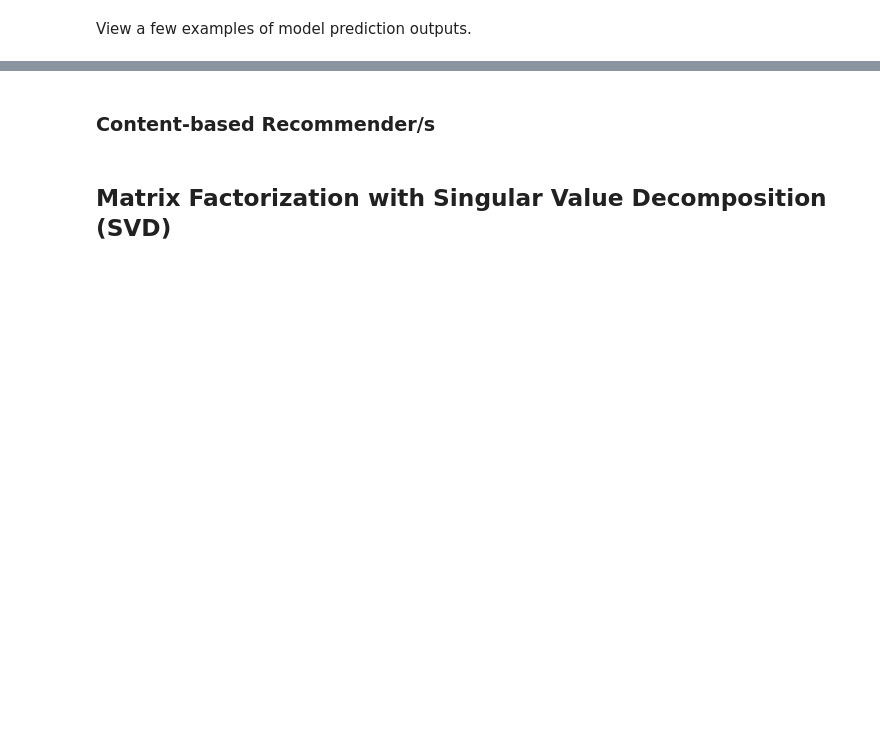
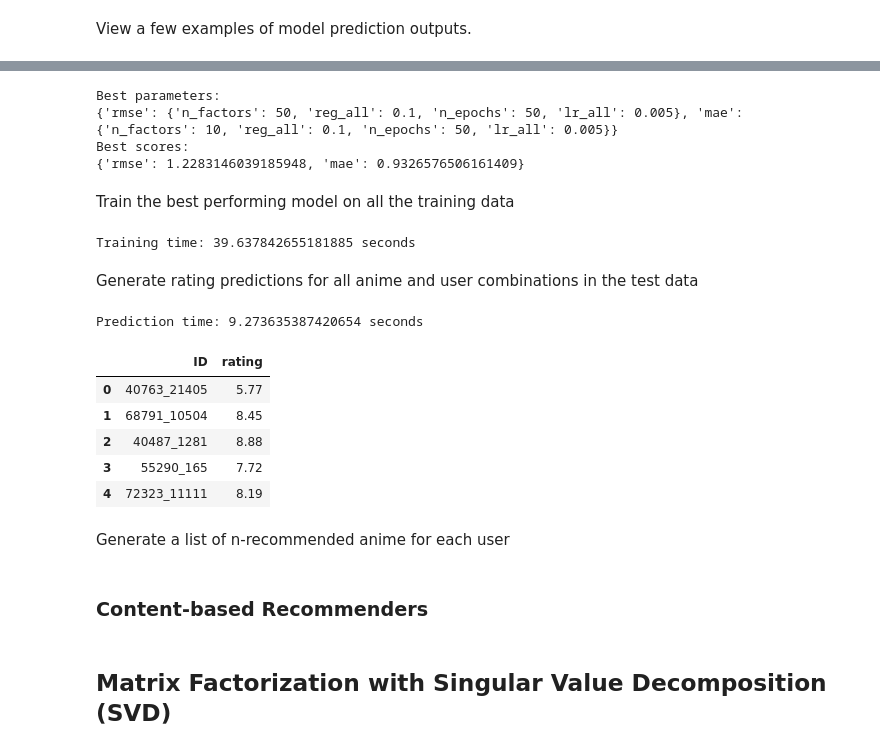
Before and after one commit to Refilwemasapu/Unsupervised-Learning_EG1, a Jupyter notebook: Unsupervised_Learning.ipynb, the cells around one changed output, grey strips where cells are left out. Cells and saved outputs as stored; diff of their text form; code cells hidden in the pictures; blank space fills up the shorter version.

```diff
--- a/Unsupervised_Learning.ipynb
+++ b/Unsupervised_Learning.ipynb
@@ -690,0 +725,64 @@ def get_recommendations (user_id, n=1, k=20):
+# %%
+# Set parameters for GridSearchCV
+parameters = {
+    'n_factors': [10, 20, 50],
+    'reg_all': [0.02, 0.05, 0.1],
+    'n_epochs': [20, 50, 100],
+    'lr_all': [0.001, 0.005, 0.01]
+}
+
+# Fit SVD model to data
+collab_svd = GridSearchCV(SVD, param_grid=parameters, n_jobs=-1)
+collab_svd.fit(collab_data_sample)
+
+# Get the best model parameters and scores
+print(f'Best parameters:\n{collab_svd.best_params}')
+print(f'Best scores:\n{collab_svd.best_score}')
+# %% [output]
+Best parameters:
+{'rmse': {'n_factors': 50, 'reg_all': 0.1, 'n_epochs': 50, 'lr_all': 0.005}, 'mae': {'n_factors': 10, 'reg_all': 0.1, 'n_epochs': 50, 'lr_all': 0.005}}
+Best scores:
+{'rmse': 1.2283146039185948, 'mae': 0.9326576506161409}
+# %% [markdown]
+Train the best performing model on all the training data
+# %%
+# Build the training dataset object
+collab_train = Dataset.load_from_df(train_data, reader).build_full_trainset()
+
+# Reinstatiate the model with the best parameters
+collab_svd_tuned = SVD(n_factors=10, reg_all=0.1, n_epochs=50, lr_all=0.005)
+
+# Train the model on the training data
+start_time = time.time()
+collab_svd_tuned.fit(collab_train)
+end_time = time.time()
+print(f'Training time: {end_time-start_time} seconds')
+# %% [output]
+Training time: 39.637842655181885 seconds
+# %% [markdown]
+Generate rating predictions for all anime and user combinations in the test data
+# %%
+# Generate predictions
+start_time = time.time()
+predictions = predict(collab_svd_tuned, test_data, usercol='user_id', itemcol='anime_id')
+end_time = time.time()
+print(f'Prediction time: {end_time-start_time} seconds')
+
+# Format the data
+predictions['ID'] = predictions['user_id'].astype(str) + '_' + predictions['anime_id'].astype(str)
+predictions['rating'] = round(predictions['prediction'], 2)
+predictions = predictions[['ID', 'rating']]
+
+# Store and view predictions
+predictions.to_csv('submissions/collab_svd_predicted_ratings.csv', sep=',', header=True, index=False)
+predictions.head(5)
+# %% [output]
+Prediction time: 9.273635387420654 seconds
+|  | ID | rating |
+| 0 | 40763_21405 | 5.77 |
+| 1 | 68791_10504 | 8.45 |
+| 2 | 40487_1281 | 8.88 |
+| 3 | 55290_165 | 7.72 |
+| 4 | 72323_11111 | 8.19 |
+# %% [markdown]
+Generate a list of n-recommended anime for each user
@@ -691,5 +803,5 @@ def get_recommendations (user_id, n=1, k=20):
 # %% [markdown]
-### Content-based Recommender/s
+### Content-based Recommenders
 # %% [markdown]
 ## Matrix Factorization with Singular Value Decomposition (SVD)
 # %%
```
Also changed, not shown: parts of 19 cells of this notebook, 4 other files.
